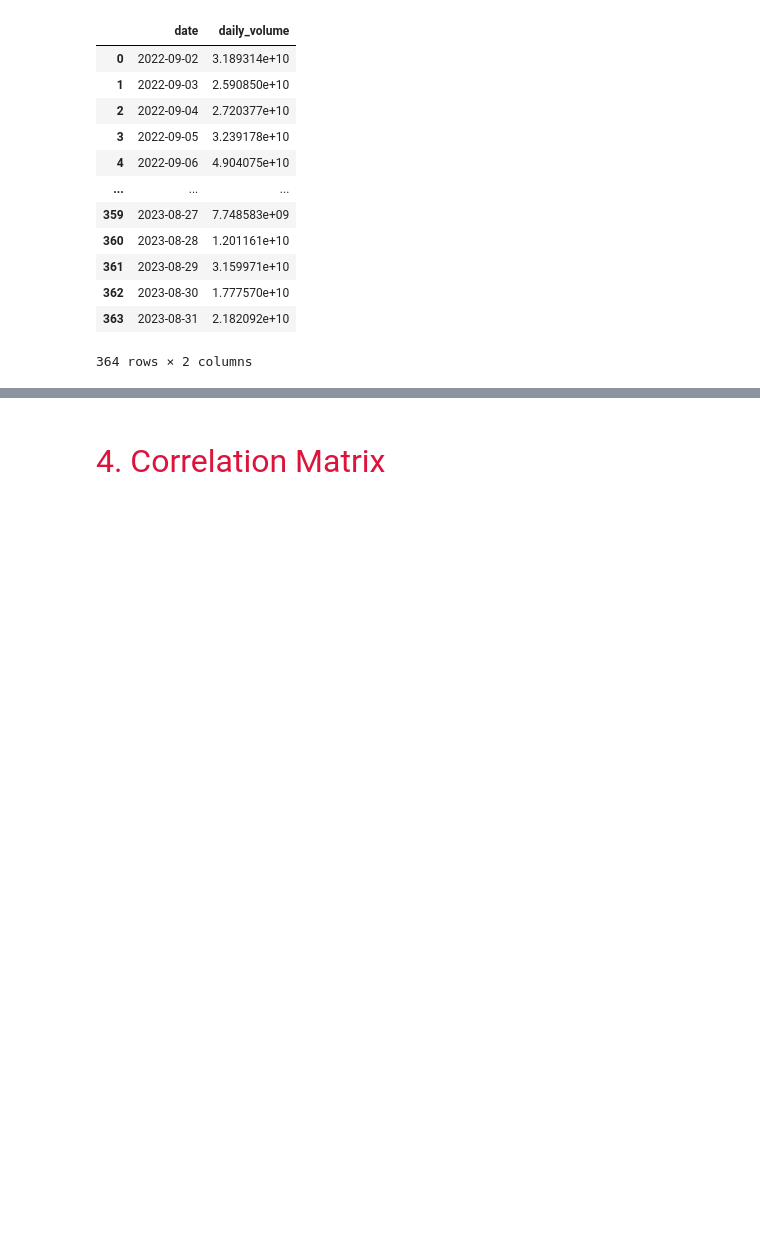
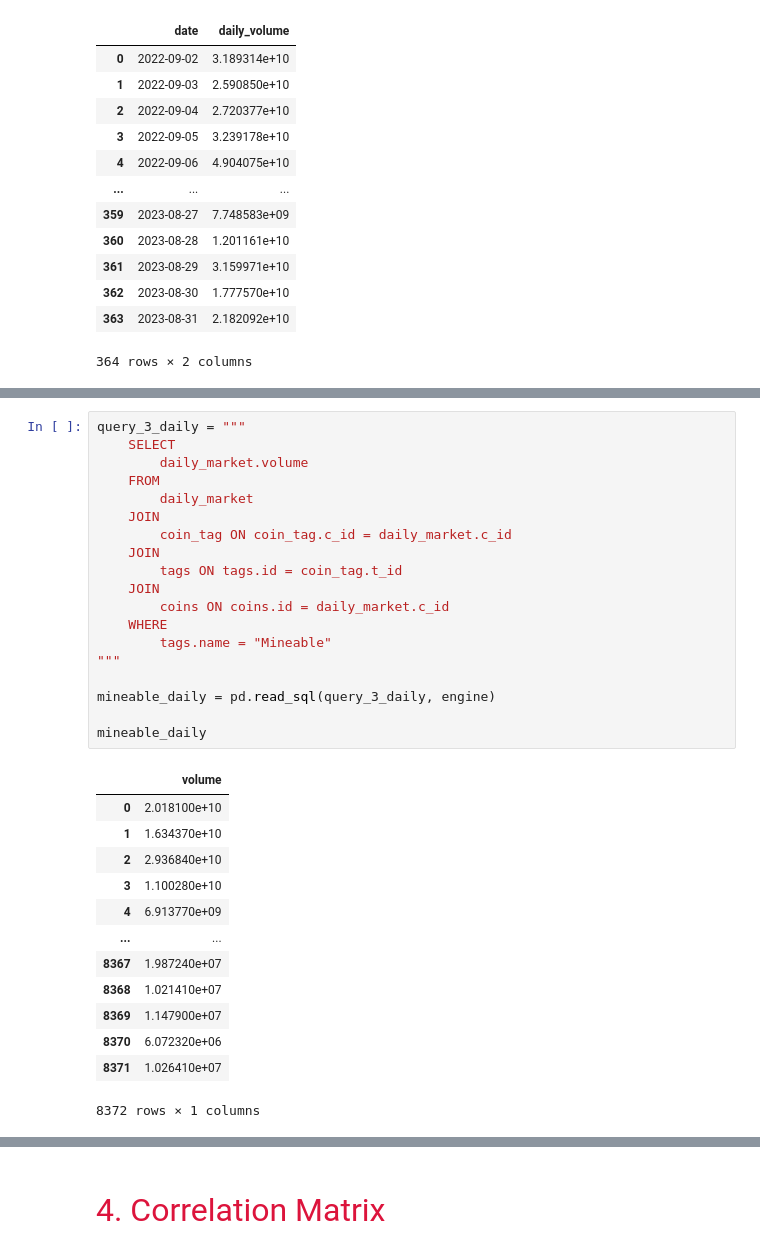
Before and after one commit to GROUP-1-Data-Science-Bootcamp/CryptoDataDive, a Jupyter notebook: statistics.ipynb, the cells around one changed output, grey strips where cells are left out. Drawn from its saved outputs; the diff is of its cells as text; blank space fills up the shorter version.

```diff
--- a/statistics.ipynb
+++ b/statistics.ipynb
@@ -238,0 +452,33 @@ fig.show()
+# %%
+query_3_daily = """
+    SELECT
+        daily_market.volume
+    FROM
+        daily_market
+    JOIN
+        coin_tag ON coin_tag.c_id = daily_market.c_id
+    JOIN
+        tags ON tags.id = coin_tag.t_id
+    JOIN
+        coins ON coins.id = daily_market.c_id
+    WHERE
+        tags.name = "Mineable"
+"""
+
+mineable_daily = pd.read_sql(query_3_daily, engine)
+
+mineable_daily
+# %% [output]
+|  | volume |
+| 0 | 2.018100e+10 |
+| 1 | 1.634370e+10 |
+| 2 | 2.936840e+10 |
+| 3 | 1.100280e+10 |
+| 4 | 6.913770e+09 |
+| ... | ... |
+| 8367 | 1.987240e+07 |
+| 8368 | 1.021410e+07 |
+| 8369 | 1.147900e+07 |
+| 8370 | 6.072320e+06 |
+| 8371 | 1.026410e+07 |
+8372 rows × 1 columns
```
Also changed, not shown: parts of 18 cells of this notebook.
